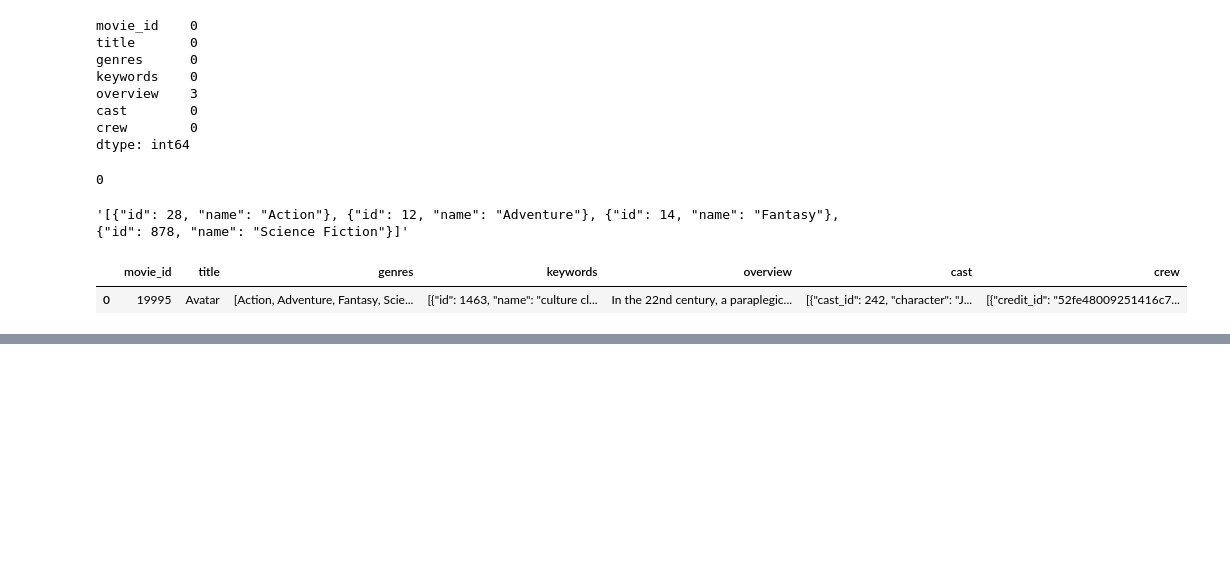
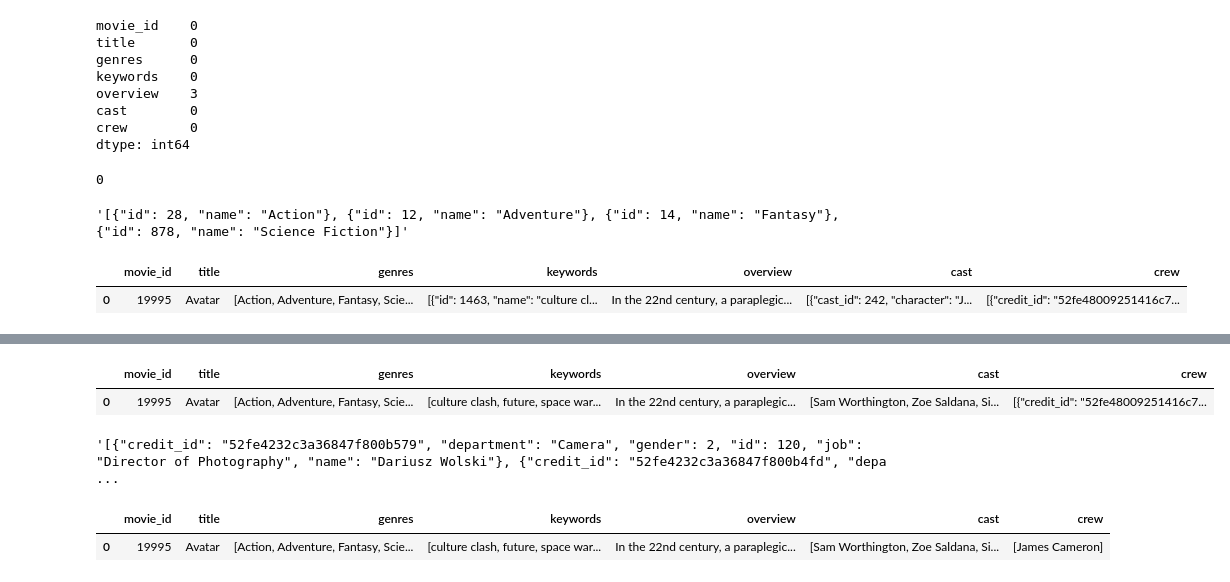
Before and after one commit to utkarsh953/Movie-Recommender-System, a Jupyter notebook: movie-recommender.ipynb, the cells around one changed output, grey strips where cells are left out. Drawn from its saved outputs; the diff is of its cells as text; code cells hidden in the pictures; blank space fills up the shorter version.

```diff
--- a/movie-recommender.ipynb
+++ b/movie-recommender.ipynb
@@ -77,0 +92,20 @@ movies.head(1)
+# %%
+def getTopThreeCast(text):
+    list = []
+    counter = 0
+    for i in ast.literal_eval(text):
+        if counter < 3:
+            list.append(i['name'])
+        counter+=1
+    return list
+# %%
+movies['cast'] = movies['cast'].apply(getTopThreeCast)
+# %%
+movies.head(1)
+# %% [output]
+|  | movie_id | title | genres | keywords | overview | cast | crew |
+| 0 | 19995 | Avatar | [Action, Adventure, Fantasy, Scie... | [culture clash, future, space war... | In the 22nd century, a paraplegic... | [Sam Worthington, Zoe Saldana, Si... | [{"credit_id": "52fe48009251416c7... |
+# %%
+movies.iloc[1].crew
+# %% [output]
+'[{"credit_id": "52fe4232c3a36847f800b579", "department": "Camera", "gender": 2, "id": 120, "job": "Director of Photography", "name": "Dariusz Wolski"}, {"credit_id": "52fe4232c3a36847f800b4fd", "depa ...
@@ -77,0 +122,5 @@ movies.head(1)
+# %%
+movies.head(1)
+# %% [output]
+|  | movie_id | title | genres | keywords | overview | cast | crew |
+| 0 | 19995 | Avatar | [Action, Adventure, Fantasy, Scie... | [culture clash, future, space war... | In the 22nd century, a paraplegic... | [Sam Worthington, Zoe Saldana, Si... | [James Cameron] |
```
Also changed, not shown: parts of 6 cells of this notebook, 1 other file.
